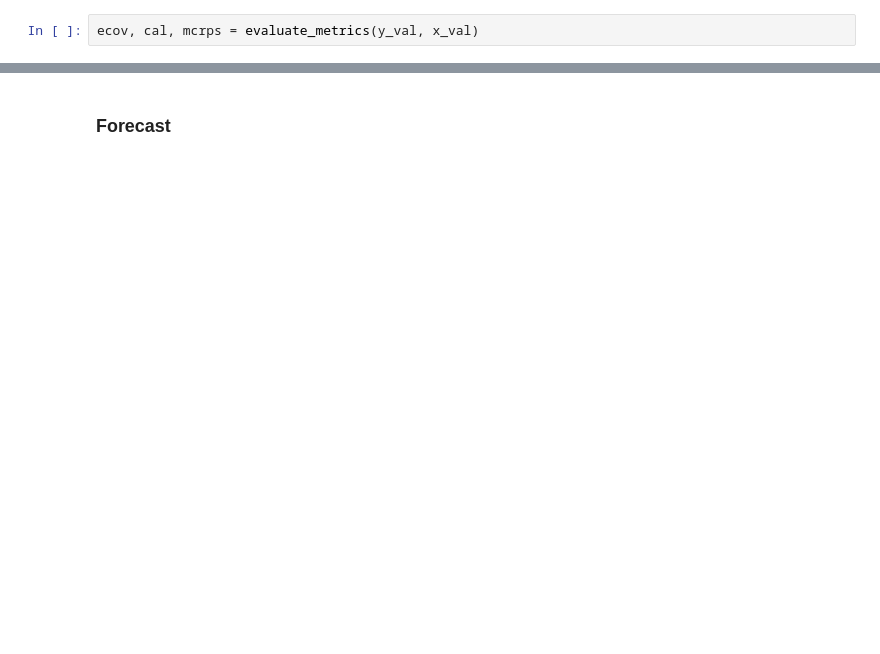
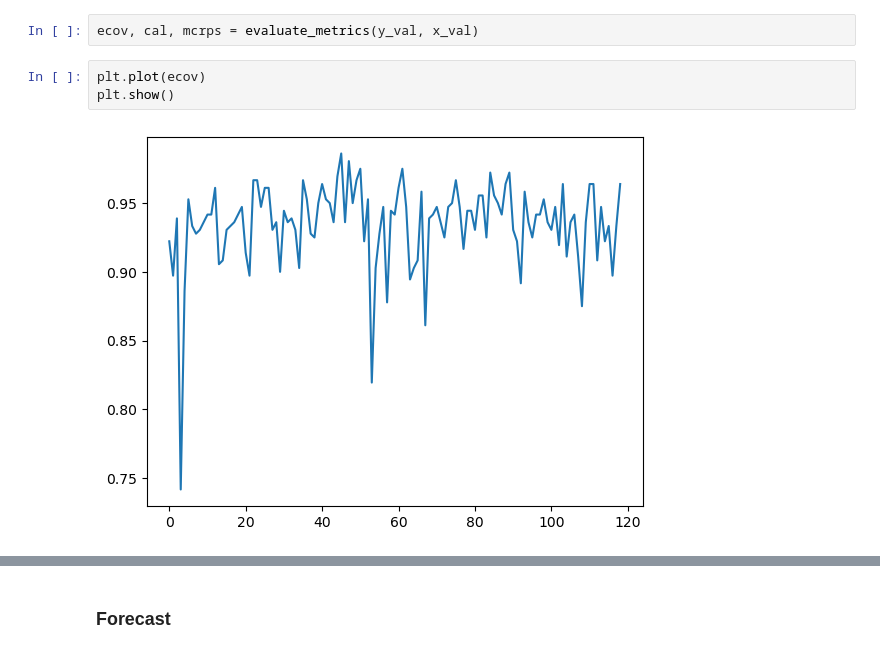
Before and after one commit to filippobezzi/Bayesian-Inference-in-High-Dimensional-Reservoir-Dynamics-for-Neural-Time-Series, a Jupyter notebook: forecast.ipynb, the cells around one changed output, grey strips where cells are left out. Drawn from its saved outputs; the diff is of its cells as text; blank space fills up the shorter version.

```diff
--- a/forecast.ipynb
+++ b/forecast.ipynb
@@ -134,2 +182,7 @@ plot_val(time_steps_val, x_val[:, feature], y_val[:, :, feature])
 # %%
 ecov, cal, mcrps = evaluate_metrics(y_val, x_val)
+# %%
+plt.plot(ecov)
+plt.show()
+# %% [output]
+[figure, added]
```
Also changed, not shown: parts of 25 cells of this notebook, 5 other files.
